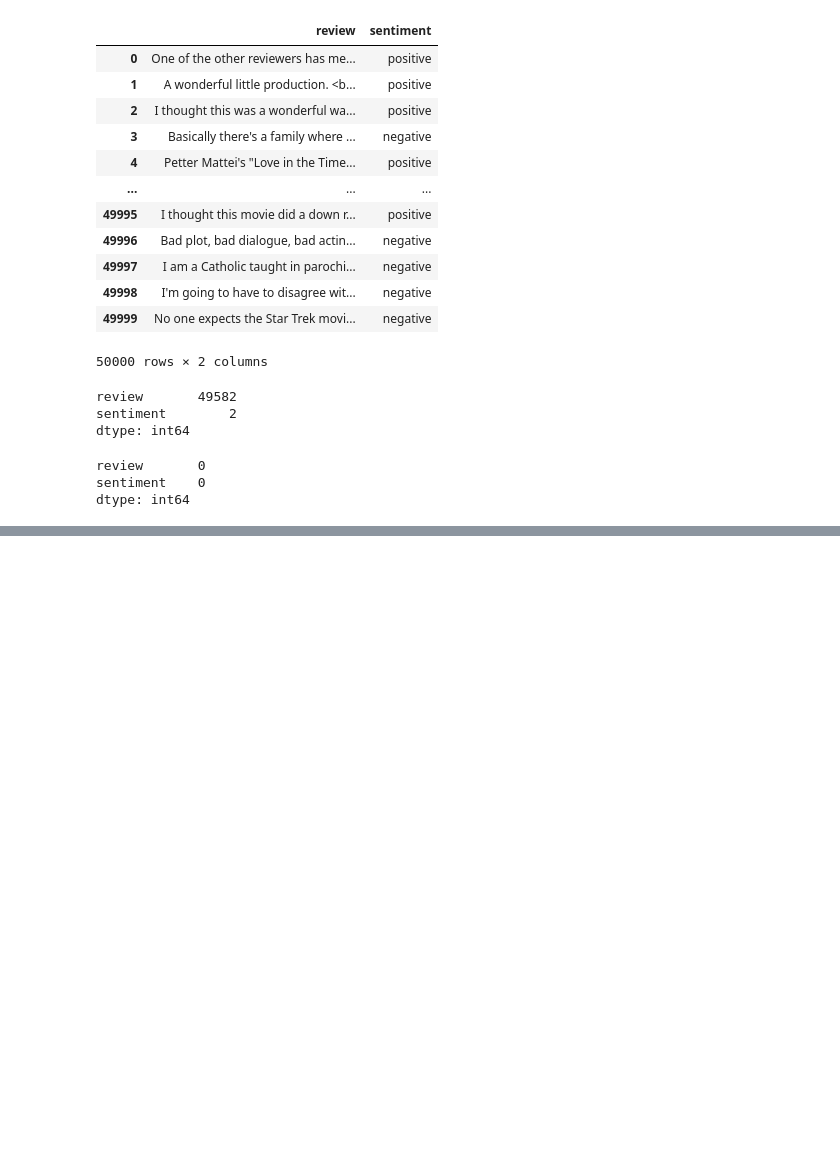
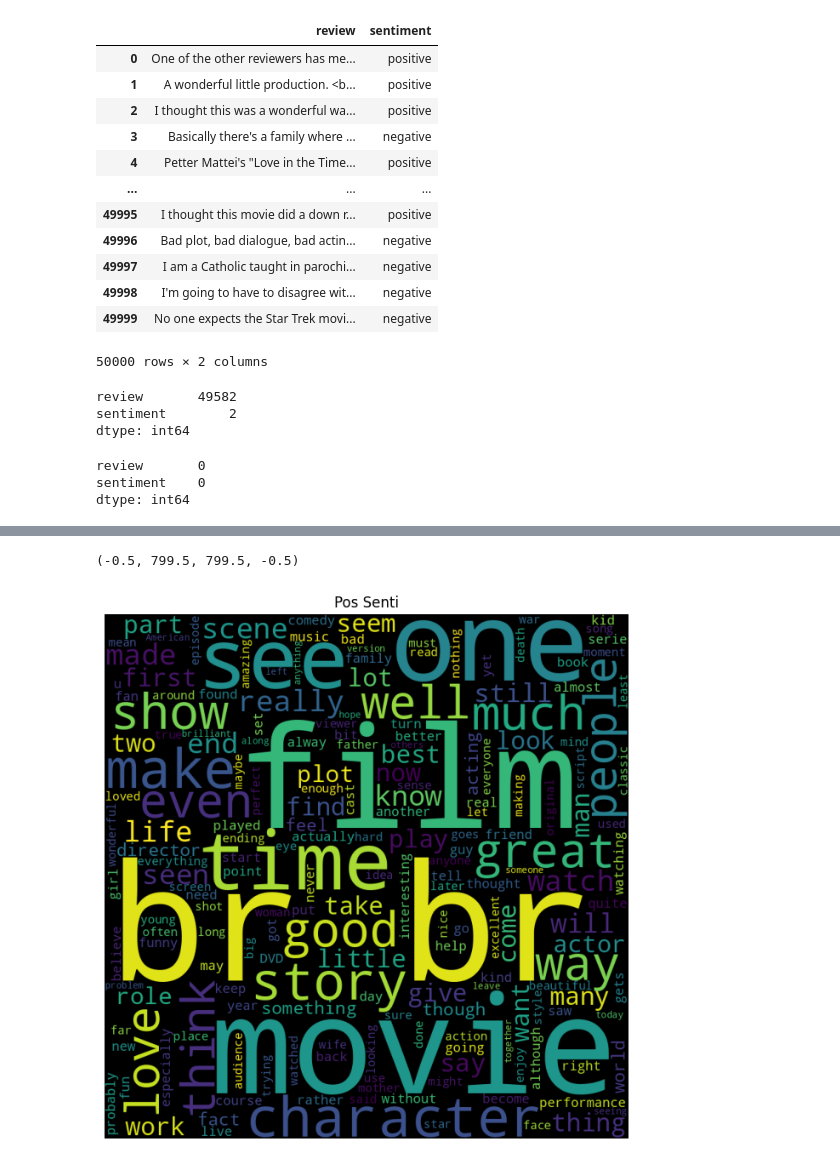
Before and after one commit to yunmokoo/NLP-sentiment, a Jupyter notebook: imdb-50k-reviews.ipynb, the cells around one changed output, grey strips where cells are left out. Drawn from its saved outputs; the diff is of its cells as text; code cells hidden in the pictures; blank space fills up the shorter version.

```diff
--- a/imdb-50k-reviews.ipynb
+++ b/imdb-50k-reviews.ipynb
@@ -55,0 +77,30 @@ dtype: int64
+# %%
+from sklearn.preprocessing import LabelEncoder
+
+sentences = df_imdb['review']
+le = LabelEncoder()
+df_imdb['sentiment'] = le.fit_transform(df_imdb['sentiment'])
+# %%
+from wordcloud import WordCloud, STOPWORDS
+import matplotlib.pyplot as plt
+
+# stopwords
+
+stopwords = set(STOPWORDS)
+
+pos=''.join(map(str, sentences[df_imdb['sentiment']==1]))
+neg=''.join(map(str, sentences[df_imdb['sentiment']==0]))
+
+wordcloud1 = WordCloud(width = 800,
+                        height = 800,
+                        background_color = 'black',
+                        stopwords = stopwords,
+                        min_font_size = 10).generate(pos)
+
+plt.figure(figsize=(8,8))
+plt.imshow(wordcloud1)
+plt.title('Pos Senti')
+plt.axis('off')
+# %% [output]
+(-0.5, 799.5, 799.5, -0.5)
+[figure, added]
```
Also changed, not shown: parts of 7 cells of this notebook.
